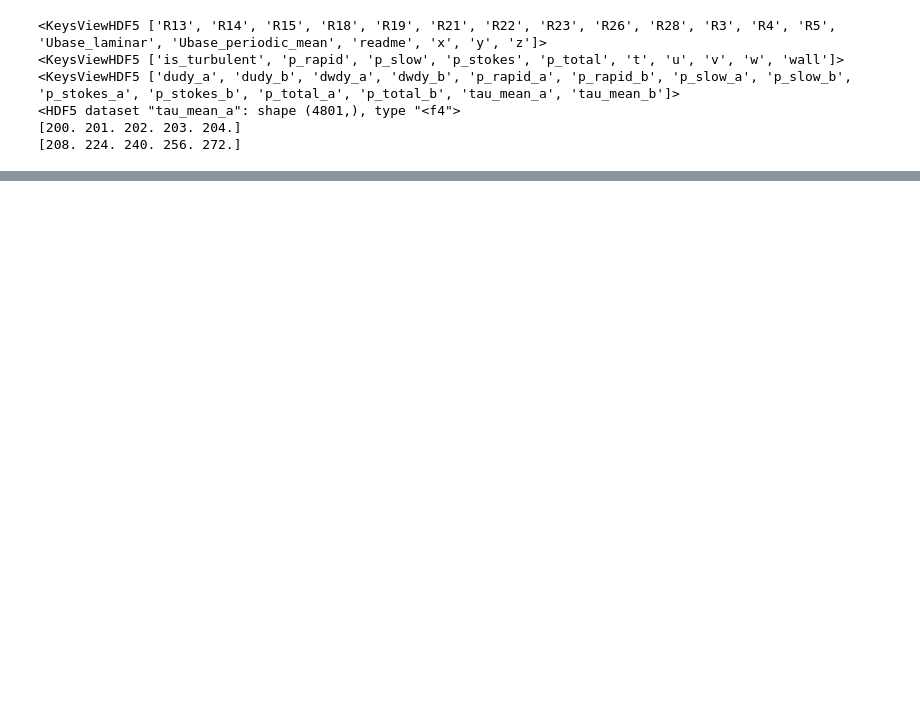
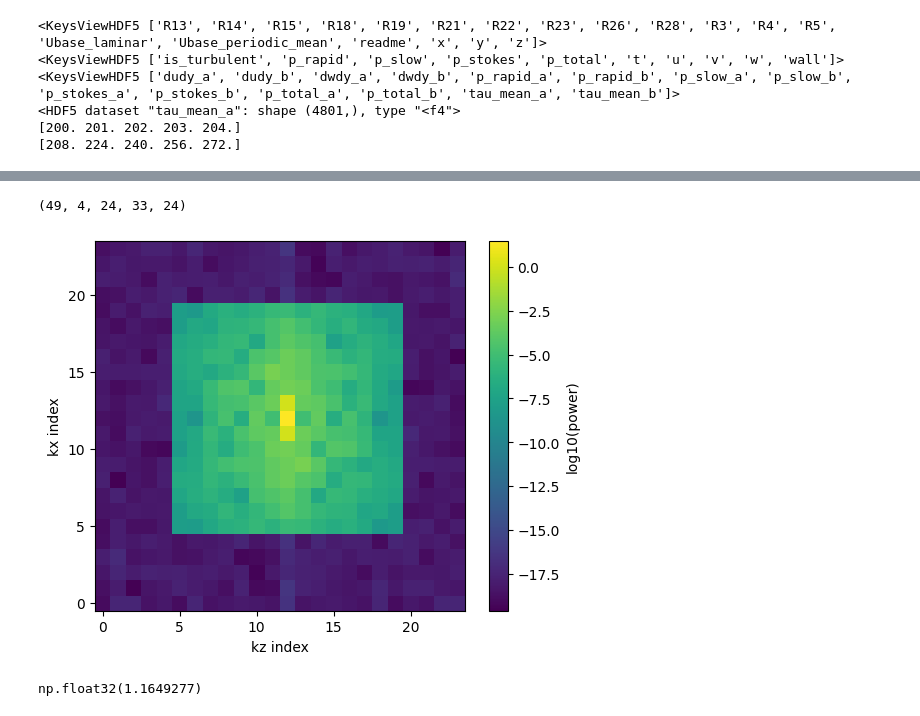
Before and after one commit to kz2wd/flow-diffuse, a Jupyter notebook: couette.ipynb, the cells around one changed output, grey strips where cells are left out. Saved outputs shown, nothing was run; the diff lists cells and outputs as text; code cells hidden in the pictures; blank space fills up the shorter version.

```diff
--- a/couette.ipynb
+++ b/couette.ipynb
@@ -28,0 +30,2 @@ KeyError: 'Unable to synchronously open object (invalid identifier type to funct
+# %%
+d = extract('R3', keys)
@@ -28,0 +36,2 @@ KeyError: 'Unable to synchronously open object (invalid identifier type to funct
+# %%
+d_hat = np.fft.fft2(d[::100], axes=(2, 4))
@@ -28,0 +56,4 @@ KeyError: 'Unable to synchronously open object (invalid identifier type to funct
+# %%
+d_hat.shape
+# %% [output]
+(49, 4, 24, 33, 24)
@@ -28,0 +62,15 @@ KeyError: 'Unable to synchronously open object (invalid identifier type to funct
+# %%
+mean_power = np.abs(d_hat[:, 0, :, 1, :].mean((0))) ** 2
+# %%
+def plot_powers(mean_power):
+    shifted = np.fft.fftshift(mean_power)   # reorders so zero-frequency is centered
+
+    plt.imshow(np.log10(shifted + 1e-20), origin='lower', cmap='viridis')
+    plt.colorbar(label='log10(power)')
+    plt.xlabel('kz index')
+    plt.ylabel('kx index')
+    plt.show()
+# %%
+plot_powers(mean_power)
+# %% [output]
+[figure, added]
@@ -28,0 +79,4 @@ KeyError: 'Unable to synchronously open object (invalid identifier type to funct
+# %%
+flucts_mean_power.max()
+# %% [output]
+np.float32(1.1649277)
```
Also changed, not shown: parts of 27 cells of this notebook, 1 other file.
